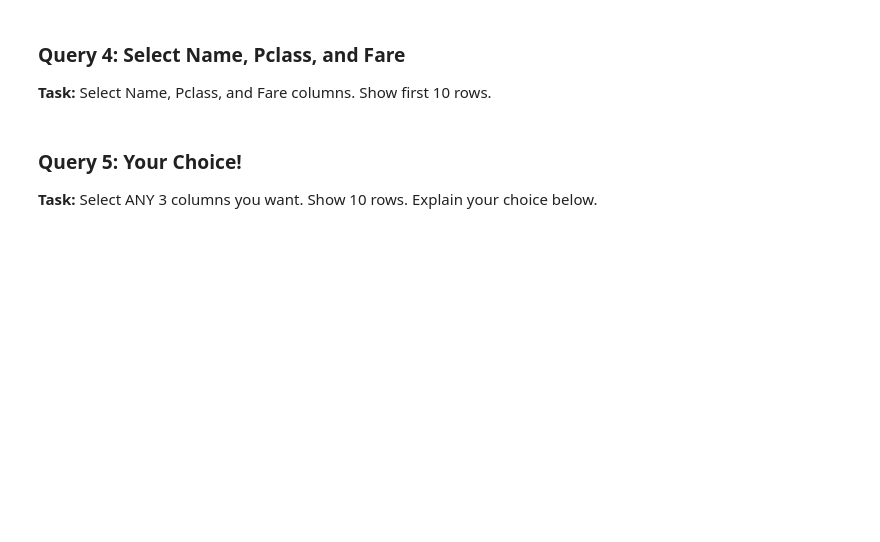
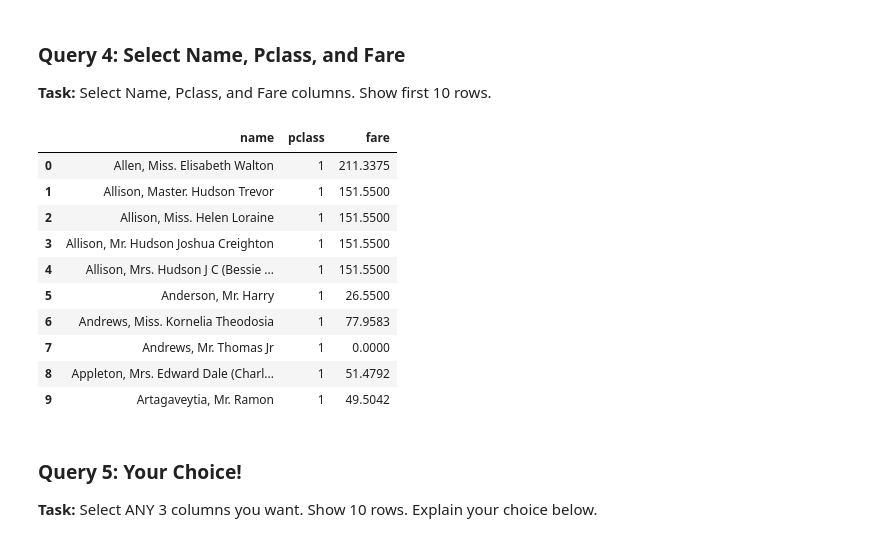
Before and after one commit to LSprecher27/databaseApplications, a Jupyter notebook: dbApps04/dbApps04Tasks.ipynb, the cells around one changed output. Cells and saved outputs as stored; diff of their text form; code cells hidden in the pictures; blank space fills up the shorter version.

```diff
--- a/dbApps04/dbApps04Tasks.ipynb
+++ b/dbApps04/dbApps04Tasks.ipynb
@@ -99,11 +125,25 @@ display(result_3)
 # %%
 # TODO: Write your query
 query_4 = """
-
+SELECT Name, Pclass, Fare
+FROM Passengers
+LIMIT 10
 """
 
 result_4 = pd.read_sql(query_4, conn)
 display(result_4)
+# %% [output]
+|  | name | pclass | fare |
+| 0 | Allen, Miss. Elisabeth Walton | 1 | 211.3375 |
+| 1 | Allison, Master. Hudson Trevor | 1 | 151.5500 |
+| 2 | Allison, Miss. Helen Loraine | 1 | 151.5500 |
+| 3 | Allison, Mr. Hudson Joshua Creighton | 1 | 151.5500 |
+| 4 | Allison, Mrs. Hudson J C (Bessie ... | 1 | 151.5500 |
+| 5 | Anderson, Mr. Harry | 1 | 26.5500 |
+| 6 | Andrews, Miss. Kornelia Theodosia | 1 | 77.9583 |
+| 7 | Andrews, Mr. Thomas Jr | 1 | 0.0000 |
+| 8 | Appleton, Mrs. Edward Dale (Charl... | 1 | 51.4792 |
+| 9 | Artagaveytia, Mr. Ramon | 1 | 49.5042 |
 # %% [markdown]
 ### Query 5: Your Choice!
 
```
Also changed, not shown: parts of 12 cells of this notebook.
